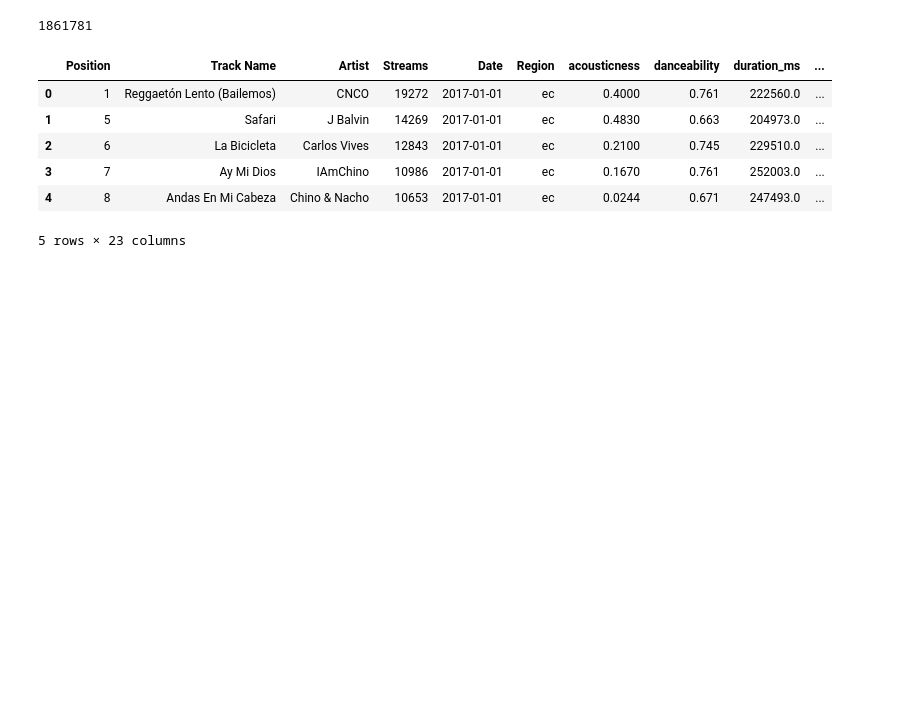
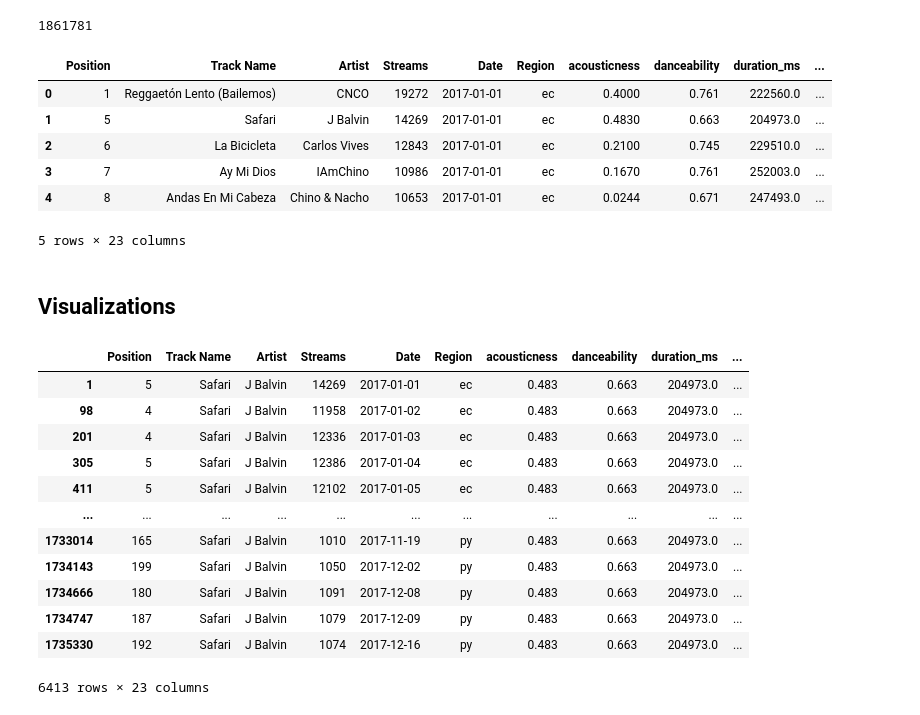
Before and after one commit to pgigioli/music_ml, a Jupyter notebook: recommendation/data_exploration.ipynb, the cells around one changed output. Cells and saved outputs as stored; diff of their text form; code cells hidden in the pictures; blank space fills up the shorter version.

```diff
--- a/recommendation/data_exploration.ipynb
+++ b/recommendation/data_exploration.ipynb
@@ -63,3 +63,5 @@ merged_data.head()
 | 3 | 7 | Ay Mi Dios | IAmChino | 10986 | 2017-01-01 | ec | 0.1670 | 0.761 | 252003.0 | ... |
 | 4 | 8 | Andas En Mi Cabeza | Chino & Nacho | 10653 | 2017-01-01 | ec | 0.0244 | 0.671 | 247493.0 | ... |
 5 rows × 23 columns
+# %% [markdown]
+## Visualizations
@@ -65,0 +73,16 @@ merged_data.head()
+# %%
+song
+# %% [output]
+|  | Position | Track Name | Artist | Streams | Date | Region | acousticness | danceability | duration_ms | ... |
+| 1 | 5 | Safari | J Balvin | 14269 | 2017-01-01 | ec | 0.483 | 0.663 | 204973.0 | ... |
+| 98 | 4 | Safari | J Balvin | 11958 | 2017-01-02 | ec | 0.483 | 0.663 | 204973.0 | ... |
+| 201 | 4 | Safari | J Balvin | 12336 | 2017-01-03 | ec | 0.483 | 0.663 | 204973.0 | ... |
+| 305 | 5 | Safari | J Balvin | 12386 | 2017-01-04 | ec | 0.483 | 0.663 | 204973.0 | ... |
+| 411 | 5 | Safari | J Balvin | 12102 | 2017-01-05 | ec | 0.483 | 0.663 | 204973.0 | ... |
+| ... | ... | ... | ... | ... | ... | ... | ... | ... | ... | ... |
+| 1733014 | 165 | Safari | J Balvin | 1010 | 2017-11-19 | py | 0.483 | 0.663 | 204973.0 | ... |
+| 1734143 | 199 | Safari | J Balvin | 1050 | 2017-12-02 | py | 0.483 | 0.663 | 204973.0 | ... |
+| 1734666 | 180 | Safari | J Balvin | 1091 | 2017-12-08 | py | 0.483 | 0.663 | 204973.0 | ... |
+| 1734747 | 187 | Safari | J Balvin | 1079 | 2017-12-09 | py | 0.483 | 0.663 | 204973.0 | ... |
+| 1735330 | 192 | Safari | J Balvin | 1074 | 2017-12-16 | py | 0.483 | 0.663 | 204973.0 | ... |
+6413 rows × 23 columns
```
Also changed, not shown: parts of 3 cells of this notebook.
